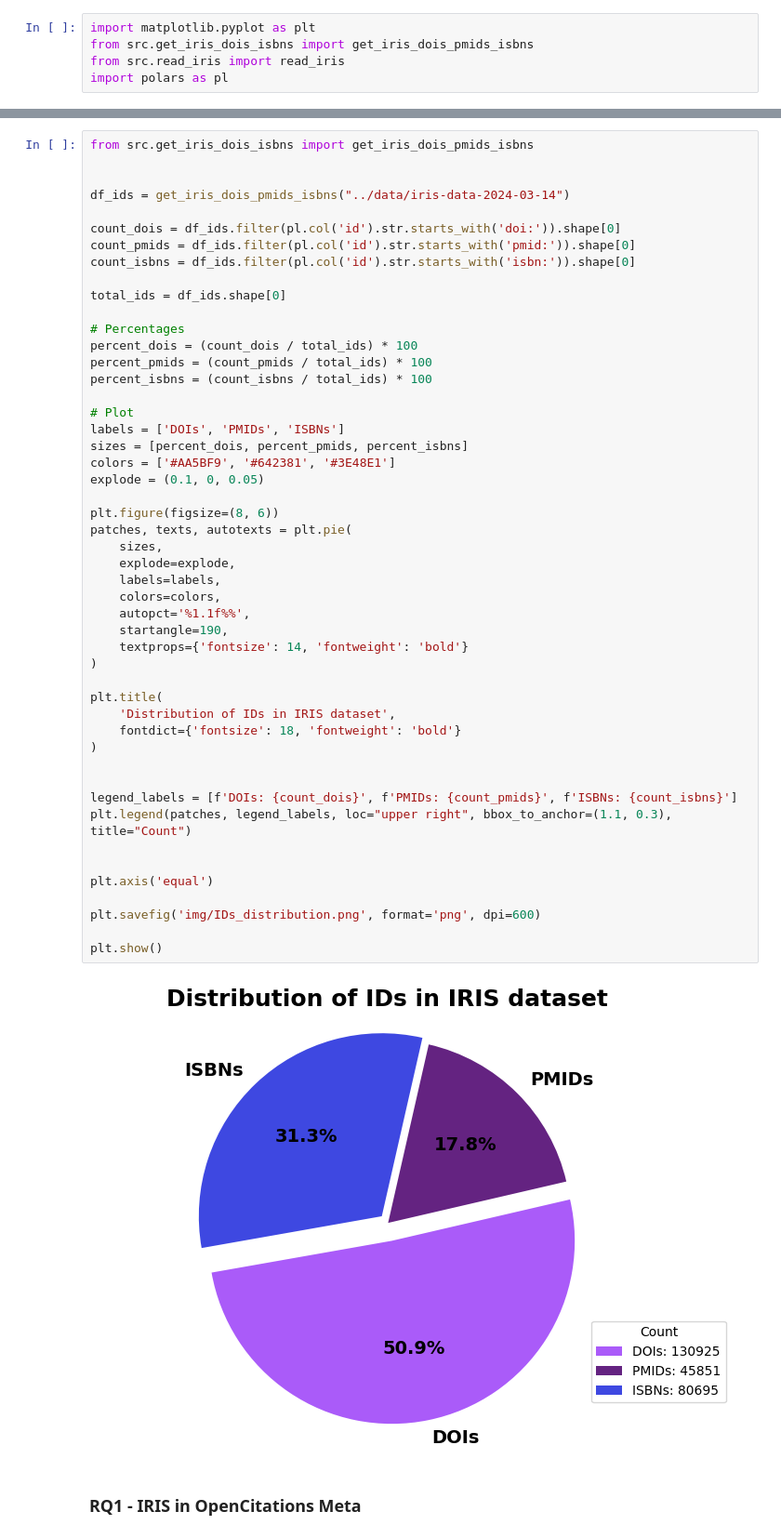
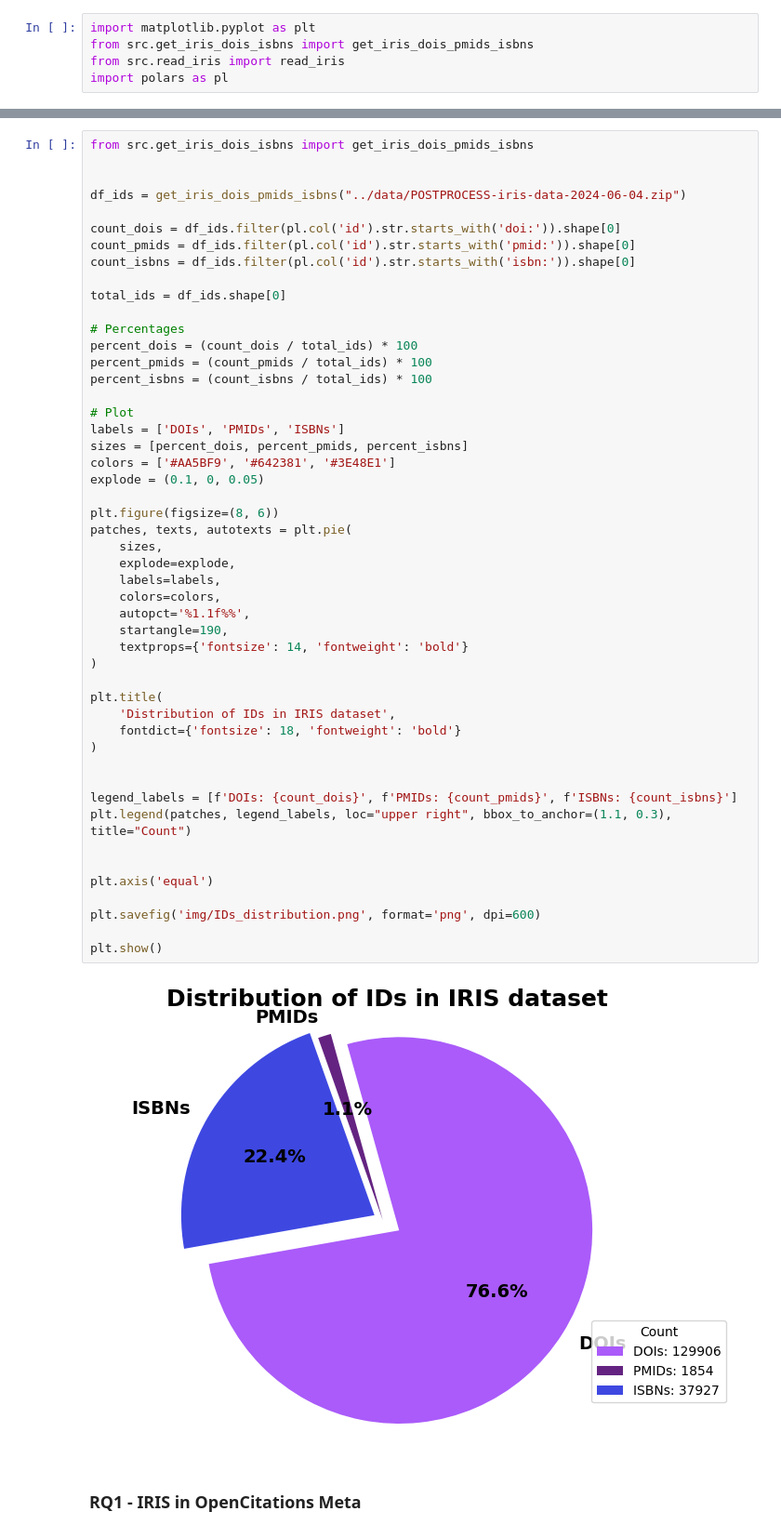
Before and after one commit to open-sci/2023-2024-atreides-code, a Jupyter notebook: notebooks/data_visualization.ipynb, the cells around one changed output, grey strips where cells are left out. Shown at 93% size. Saved outputs shown, nothing was run; the diff lists cells and outputs as text.

Commit message:
data_viz nb update

```diff
--- a/notebooks/data_visualization.ipynb
+++ b/notebooks/data_visualization.ipynb
@@ -70,7 +70,7 @@ plt.show()
 from src.get_iris_dois_isbns import get_iris_dois_pmids_isbns
 
 
-df_ids = get_iris_dois_pmids_isbns("../data/iris-data-2024-03-14")
+df_ids = get_iris_dois_pmids_isbns("../data/POSTPROCESS-iris-data-2024-06-04.zip")
 
 count_dois = df_ids.filter(pl.col('id').str.starts_with('doi:')).shape[0]
 count_pmids = df_ids.filter(pl.col('id').str.starts_with('pmid:')).shape[0]
@@ -89,34 +89,34 @@ sizes = [percent_dois, percent_pmids, percent_isbns]
 colors = ['#AA5BF9', '#642381', '#3E48E1']
 explode = (0.1, 0, 0.05)
 
 plt.figure(figsize=(8, 6))
 patches, texts, autotexts = plt.pie(
     sizes,
     explode=explode,
     labels=labels,
     colors=colors,
     autopct='%1.1f%%',
     startangle=190,
     textprops={'fontsize': 14, 'fontweight': 'bold'}
 )
 
 plt.title(
     'Distribution of IDs in IRIS dataset',
     fontdict={'fontsize': 18, 'fontweight': 'bold'}
 )
 
 
 legend_labels = [f'DOIs: {count_dois}', f'PMIDs: {count_pmids}', f'ISBNs: {count_isbns}']
 plt.legend(patches, legend_labels, loc="upper right", bbox_to_anchor=(1.1, 0.3), title="Count")
 
 
 plt.axis('equal')
 
 plt.savefig('img/IDs_distribution.png', format='png', dpi=600)
 
 plt.show()
 # %% [output]
-[figure, old version]
+[figure, new version]
 # %% [markdown]
 ### RQ1 - IRIS in OpenCitations Meta
 # %% [markdown]
```
Also changed, not shown: parts of 6 cells of this notebook, 1 other file.
